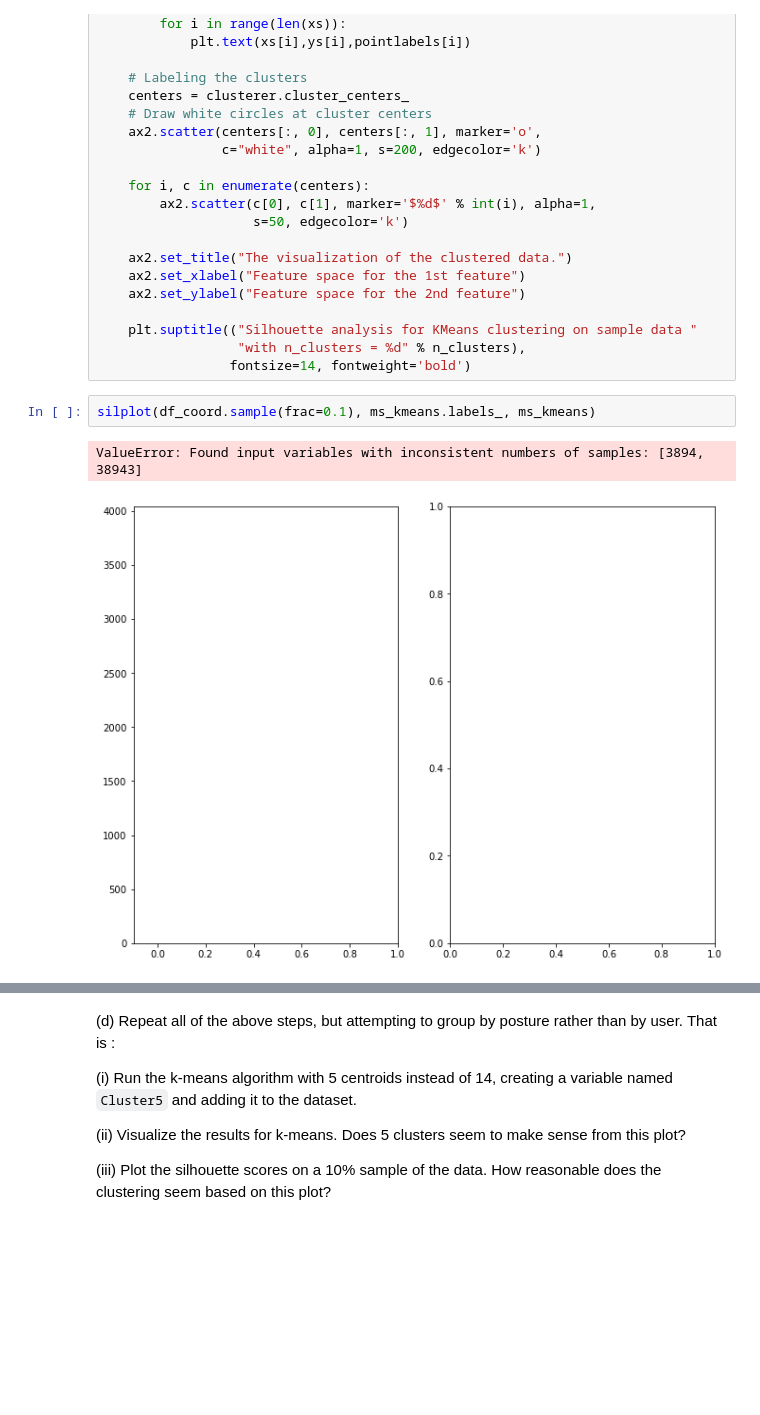
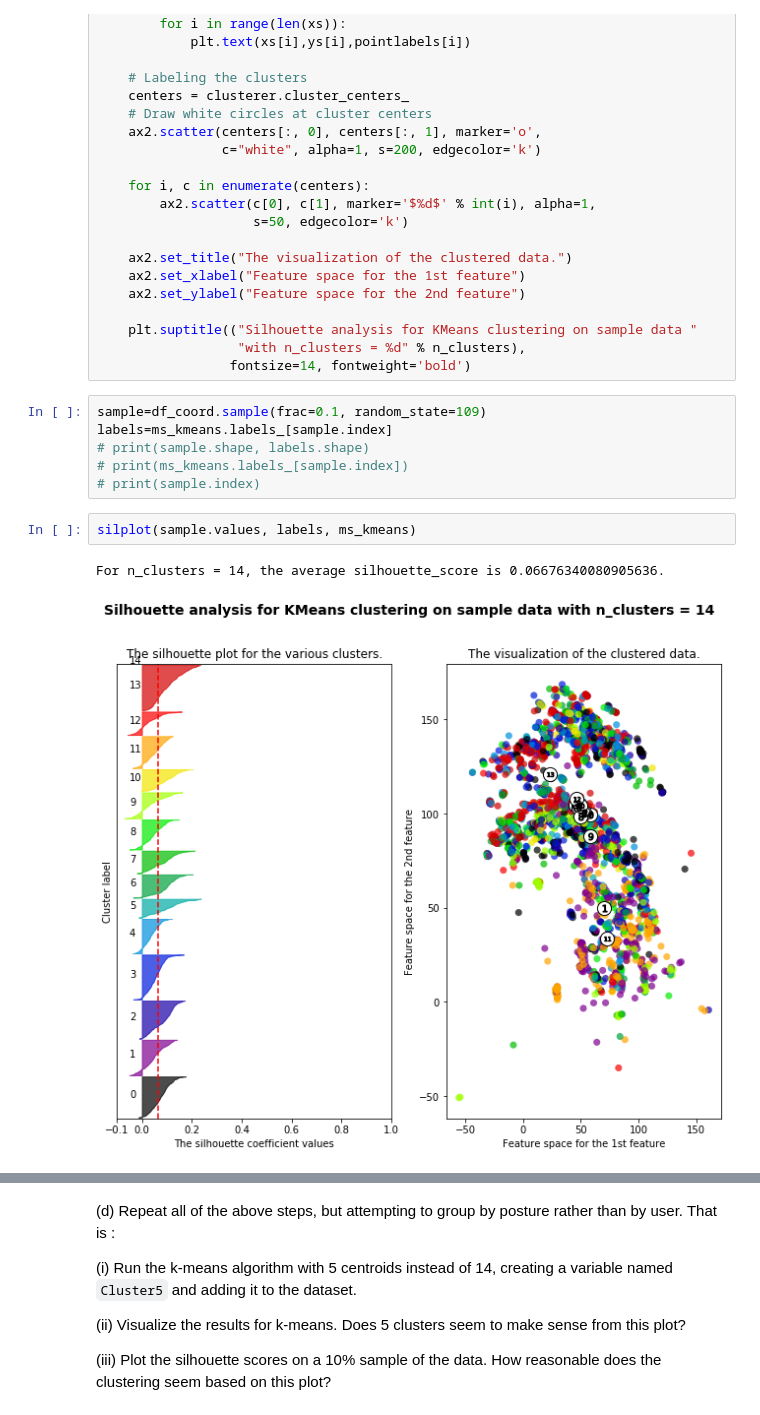
Before and after one commit to jialululu/2020-CS109B, a Jupyter notebook: content/HW/hw2/cs109b_hw2.ipynb, the cells around one changed output, grey strips where cells are left out. Cells and saved outputs as stored; diff of their text form; blank space fills up the shorter version.

```diff
--- a/content/HW/hw2/cs109b_hw2.ipynb
+++ b/content/HW/hw2/cs109b_hw2.ipynb
@@ -322,8 +322,14 @@ def silplot(X, cluster_labels, clusterer, pointlabels=None):
                   "with n_clusters = %d" % n_clusters),
                  fontsize=14, fontweight='bold')
 # %%
-silplot(df_coord.sample(frac=0.1), ms_kmeans.labels_, ms_kmeans)
+sample=df_coord.sample(frac=0.1, random_state=109)
+labels=ms_kmeans.labels_[sample.index]
+# print(sample.shape, labels.shape)
+# print(ms_kmeans.labels_[sample.index])
+# print(sample.index)
-# %% [output]
-ValueError: Found input variables with inconsistent numbers of samples: [3894, 38943]
-[figure, removed]
+# %%
+silplot(sample.values, labels, ms_kmeans)
+# %% [output]
+For n_clusters = 14, the average silhouette_score is 0.06676340080905636.
+[figure, added]
 # %%
```
Also changed, not shown: parts of 37 cells of this notebook, 3 other files.
